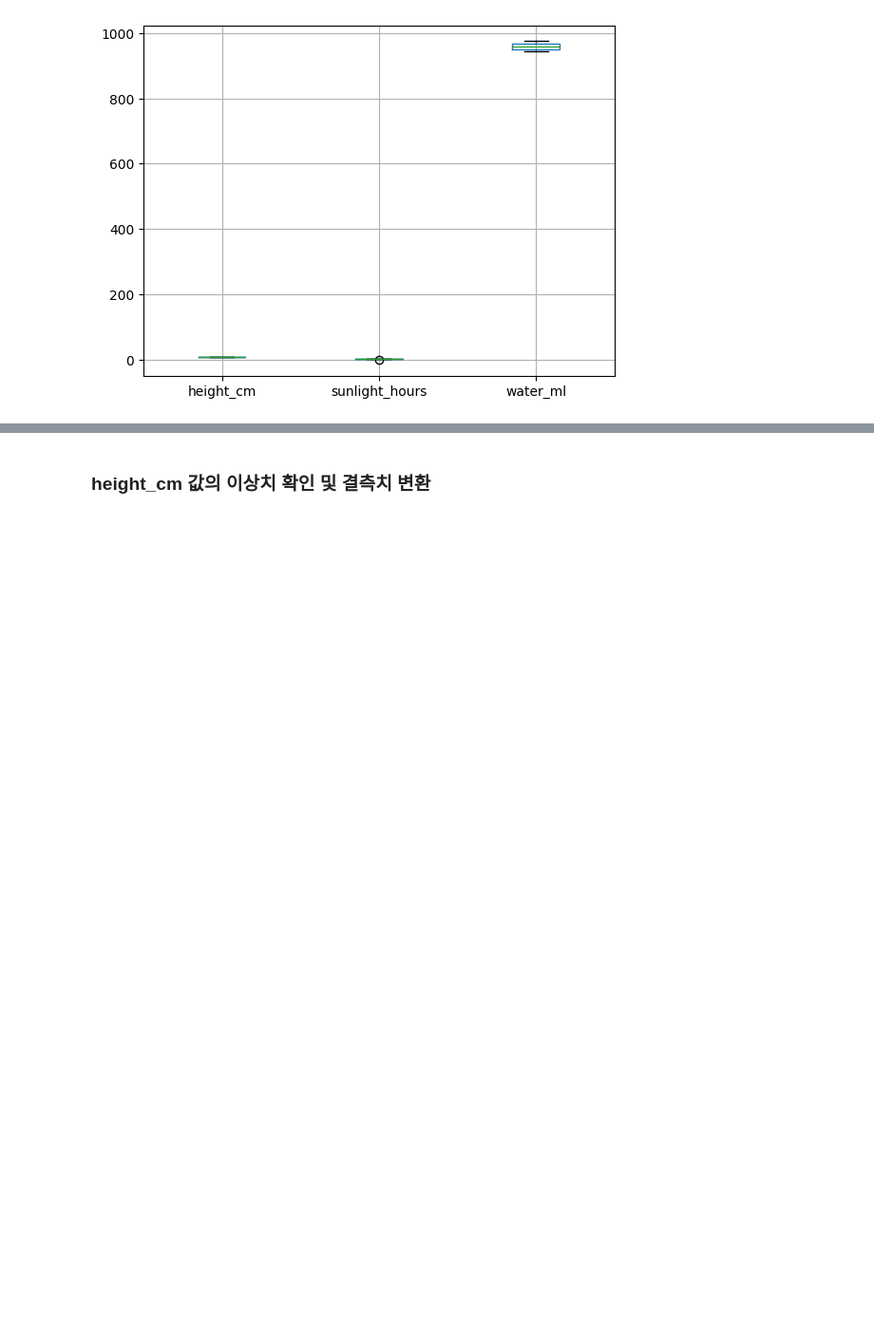
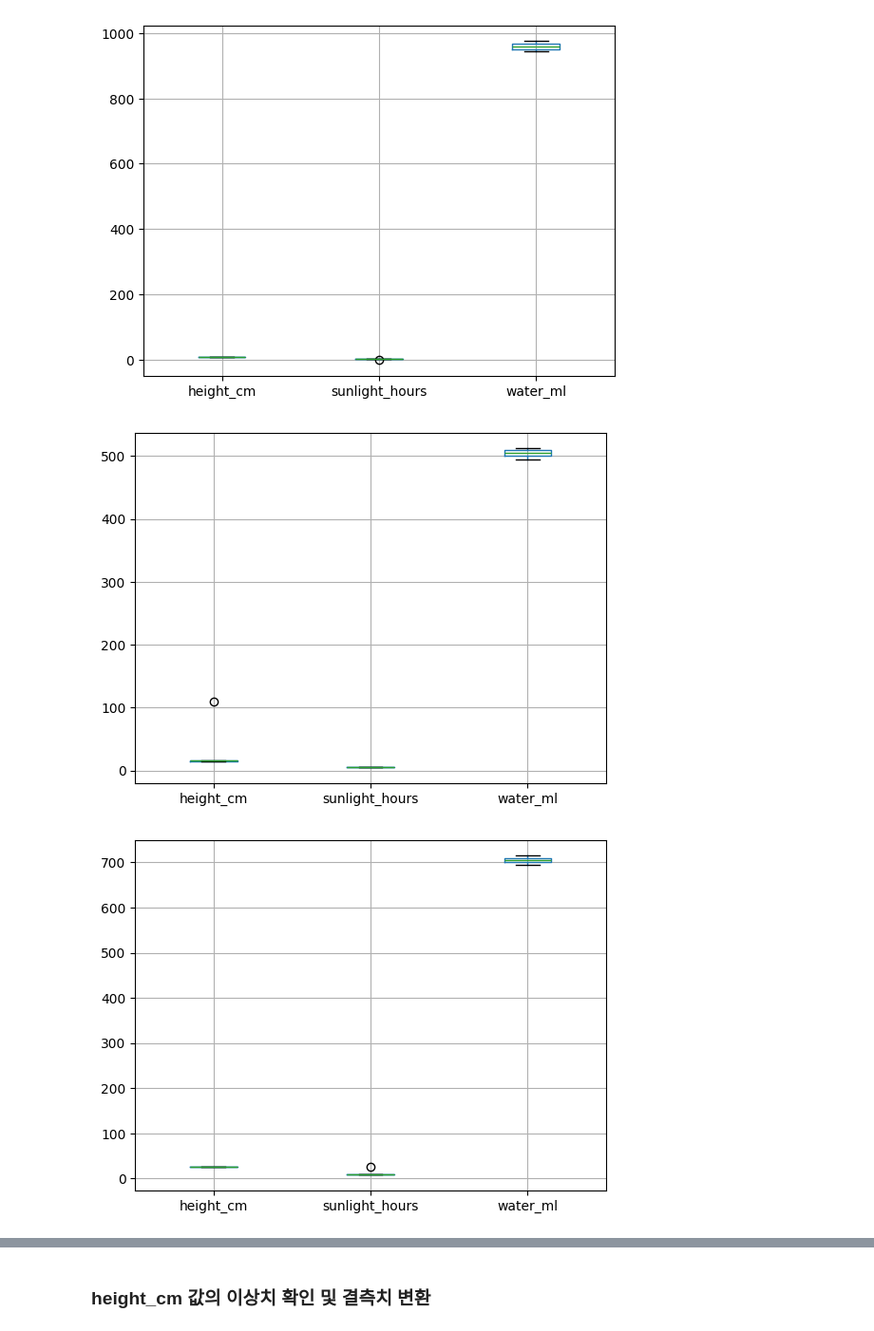
Before and after one commit to BoheeJeong/data_analysis_basic, a Jupyter notebook: [LAB-03] Data Preprocessing/03-연습문제.ipynb, the cells around one changed output, grey strips where cells are left out. Shown at 95% size. Cells and saved outputs as stored; diff of their text form; code cells hidden in the pictures; blank space fills up the shorter version.

```diff
--- a/[LAB-03] Data Preprocessing/03-연습문제.ipynb
+++ b/[LAB-03] Data Preprocessing/03-연습문제.ipynb
@@ -893,3 +893,19 @@ AquaRoot.boxplot()
 plt.show()
 # %% [output]
 [figure]
+# %%
+# 반복문으로 한번에 해결하는 방법
+
+s=plant_growth_df['species'].value_counts()   #species 가 가진 값들
+
+
+
+#species 는 시리즈 객체, 즉 리스트처럼 반복문을 돌릴 수 있음
+
+for i in s.index:
+  df1=plant_growth_df[plant_growth_df['species']==i]
+  df1.boxplot()
+  plt.show()
+# %% [output]
+[figure, added]
+[figure, added]
```
Also changed, not shown: parts of 9 cells of this notebook, 10 other files.
